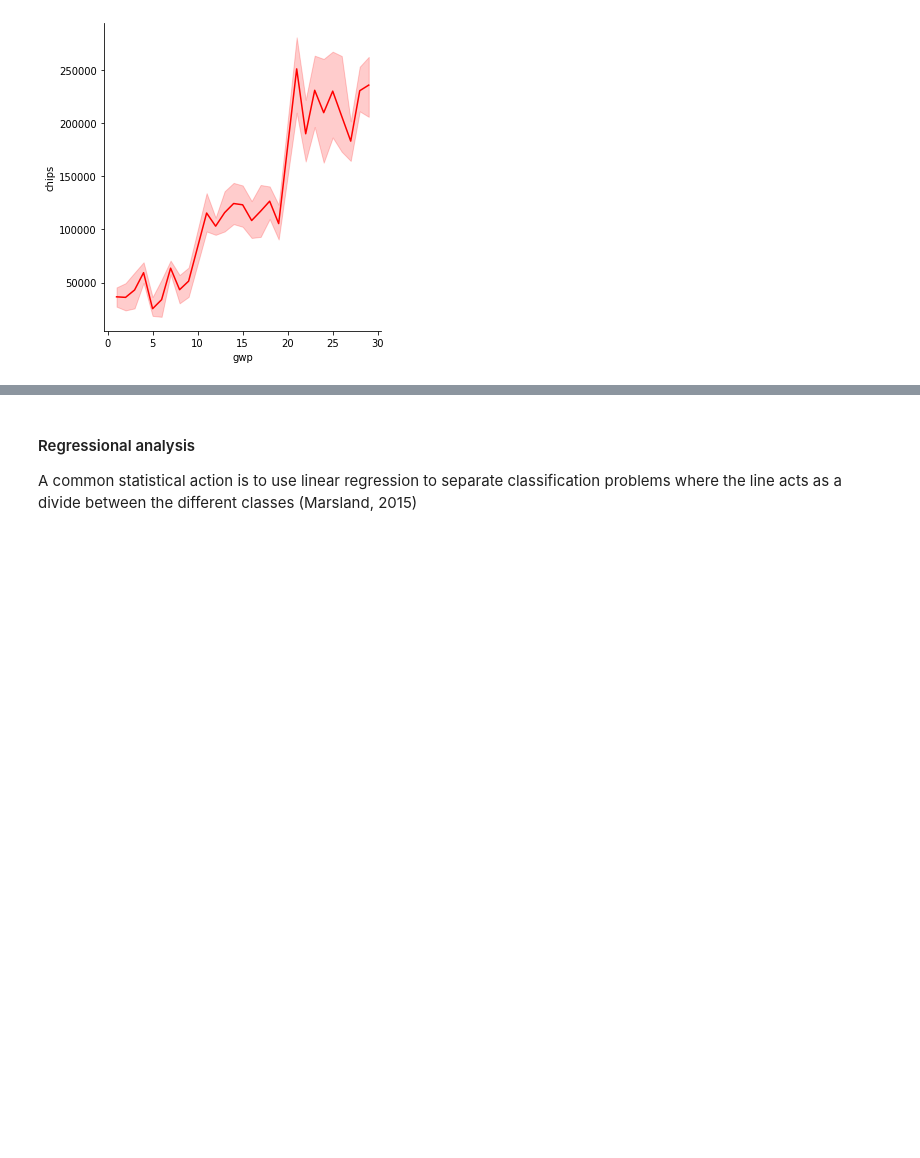
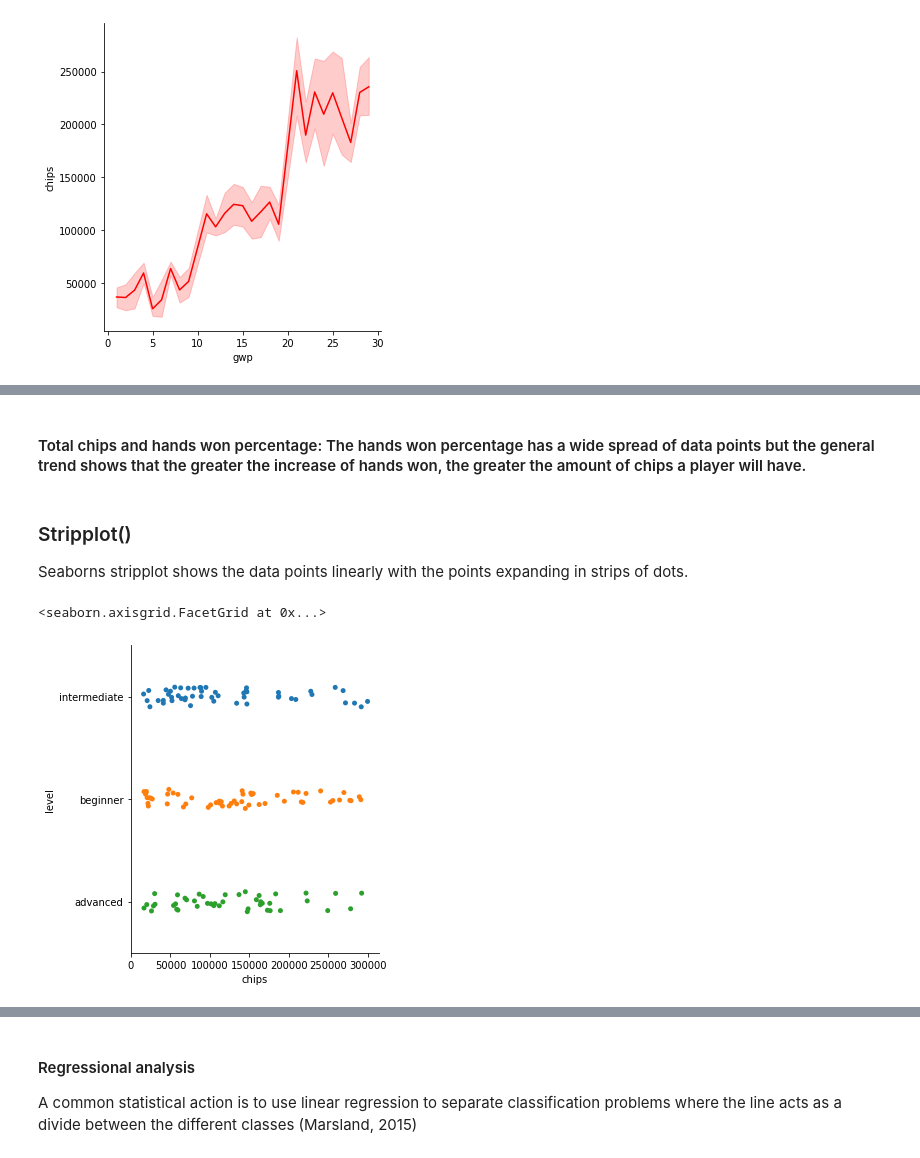
Before and after one commit to garycunningham89/progdataanalysisproject, a Jupyter notebook: Programming for Data Analysis Final Project.ipynb, the cells around one changed output, grey strips where cells are left out. Drawn from its saved outputs; the diff is of its cells as text; code cells hidden in the pictures; blank space fills up the shorter version.

```diff
--- a/Programming for Data Analysis Final Project.ipynb
+++ b/Programming for Data Analysis Final Project.ipynb
@@ -564,0 +601,14 @@ sns.relplot(x="chips", y="gwp", hue = "handswon%", data=dataset, kind = "scatter
+# %% [markdown]
+#### Total chips and hands won percentage: The hands won percentage has a wide spread of data points but the general trend shows that the greater the increase of hands won, the greater the amount of chips a player will have.
+# %% [markdown]
+
+
+### Stripplot()
+
+Seaborns stripplot shows the data points linearly with the points expanding in strips of dots.
+# %%
+#Stripplot() showing the relationship between the total chips and level variables
+sns.catplot(x="chips", y="level", kind = 'strip', data=dataset)
+# %% [output]
+<seaborn.axisgrid.FacetGrid at 0x...>
+[figure, added]
```
Also changed, not shown: parts of 14 cells of this notebook.
